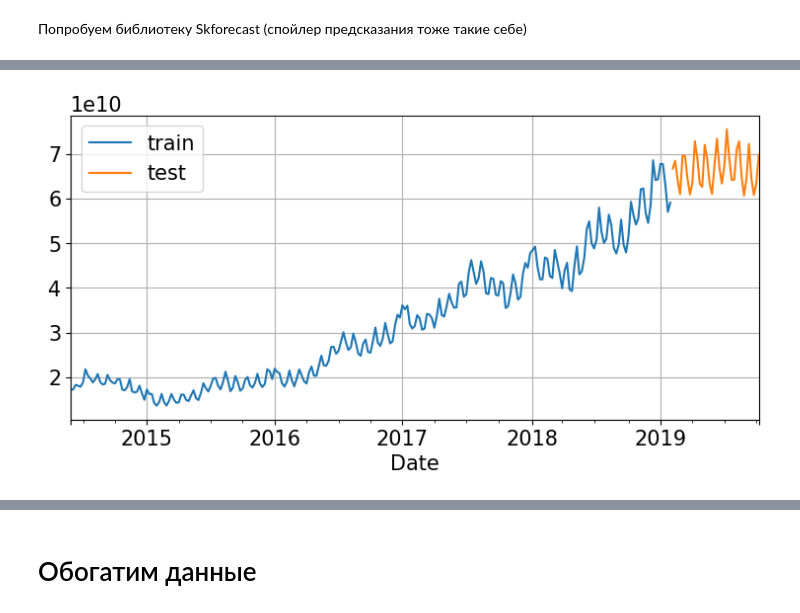
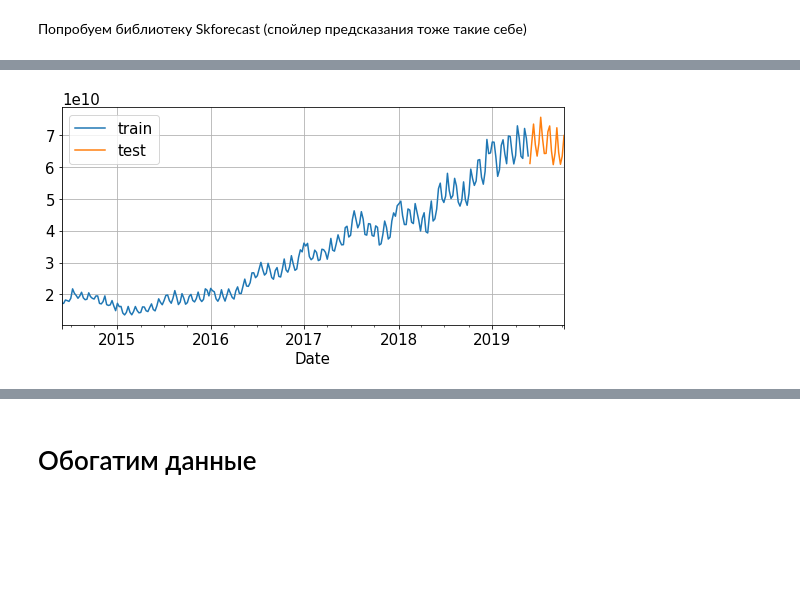
Before and after one commit to NickPavlovskii/sber, a Jupyter notebook: sber_prediction.ipynb, the cells around one changed output, grey strips where cells are left out. Cells and saved outputs as stored; diff of their text form; code cells hidden in the pictures; blank space fills up the shorter version.

```diff
--- a/sber_prediction.ipynb
+++ b/sber_prediction.ipynb
@@ -1116,7 +1152,7 @@ from joblib import dump, load
 # %% [markdown]
 Попробуем библиотеку Skforecast (спойлер предсказания тоже такие себе)
 # %%
-steps = 36
+steps = 20
 data_train = dataset1[:-steps]
 data_test  = dataset1[-steps:]
 
@@ -1133,4 +1169,4 @@ Test dates  : 2019-02-10 00:00:00 --- 2019-10-13 00:00:00  (n=36)
-[figure, old version]
+[figure, new version]
 # %%
 forecaster = ForecasterAutoreg(
                 regressor = RandomForestRegressor(random_state=123),
```
Also changed, not shown: parts of 75 cells of this notebook.
